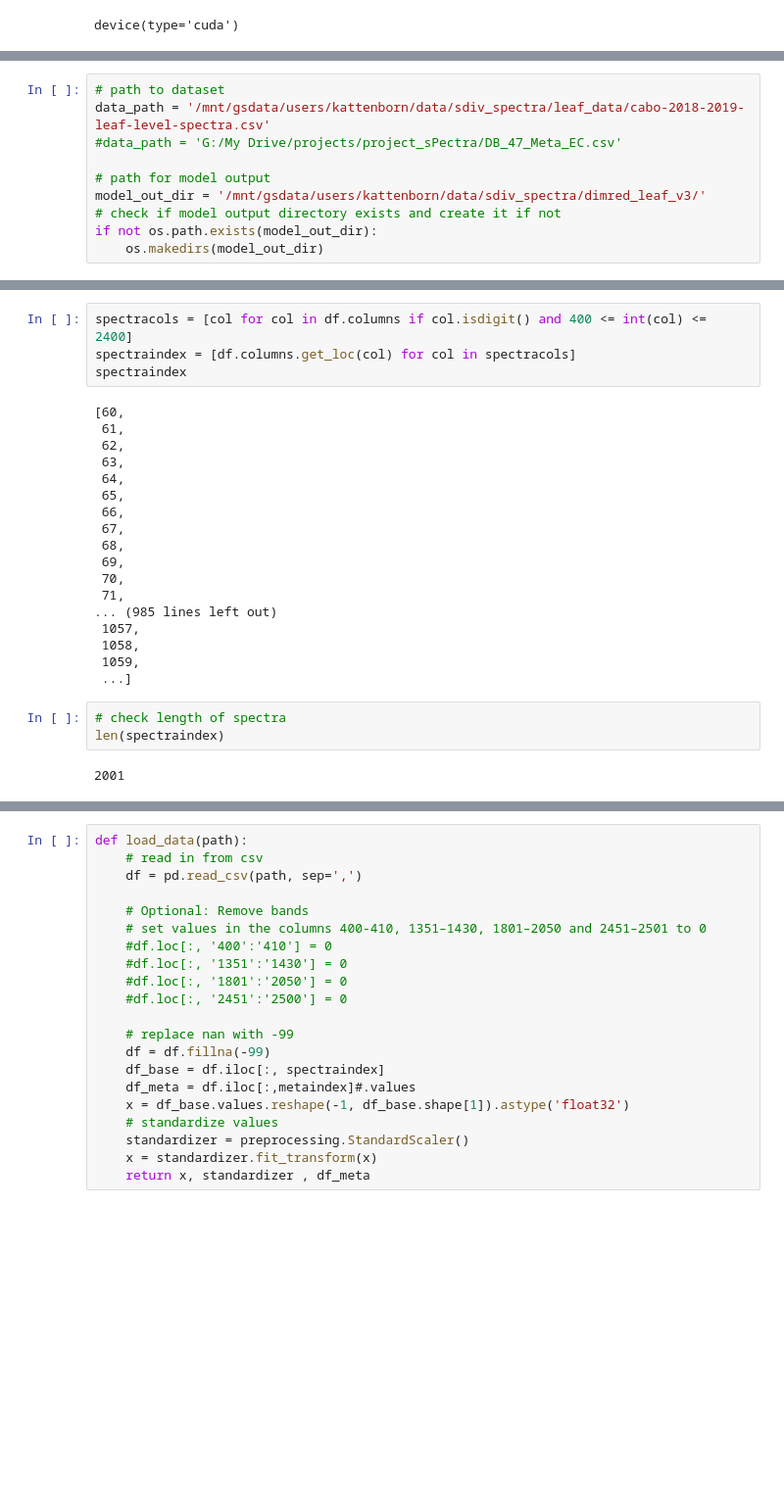
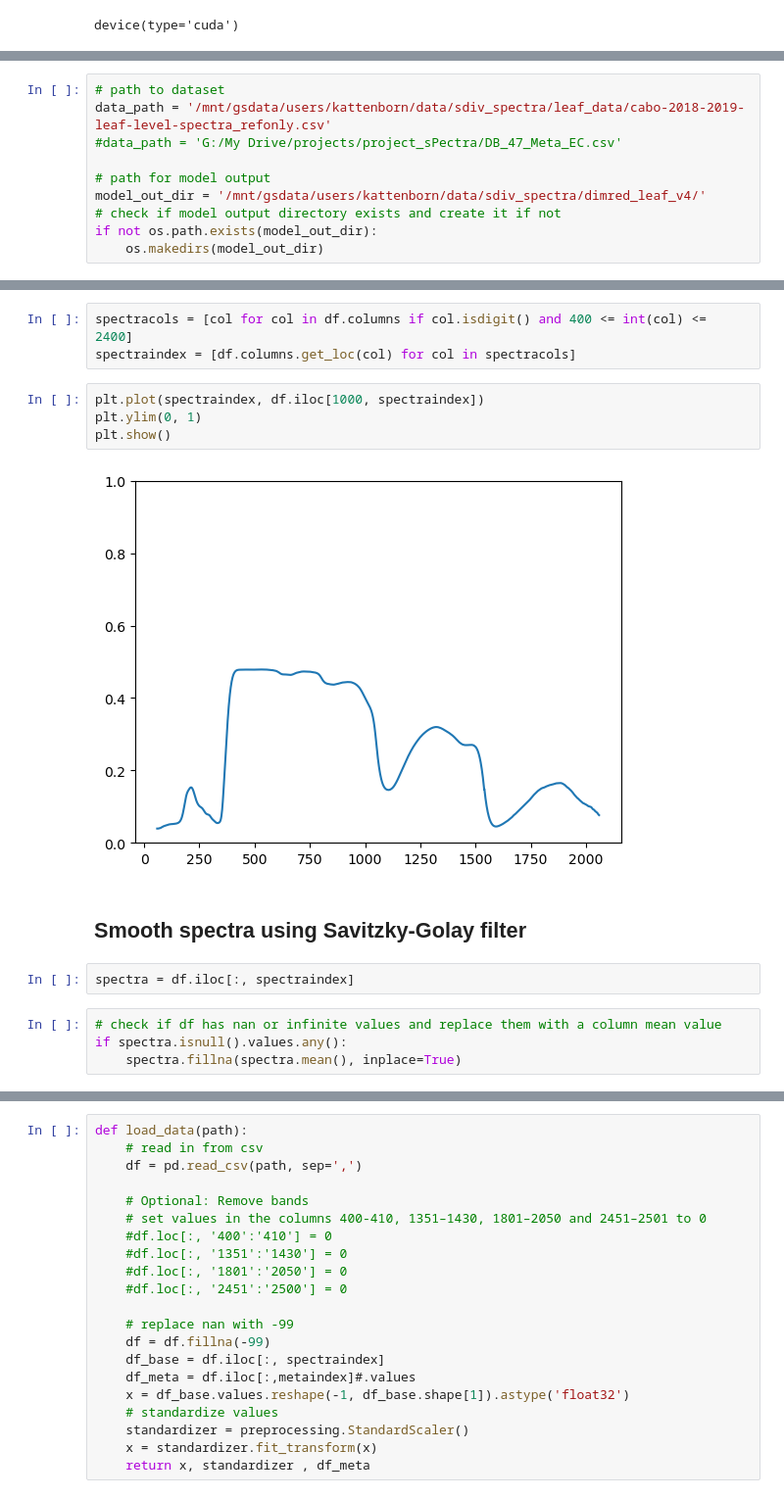
Before and after one commit to GeoSense-Freiburg/sPectra_2024, a Jupyter notebook: Create_Autoencoder_Model_v_PCA_mod_v4_leaf.ipynb, the cells around one changed output, grey strips where cells are left out. Shown at 98% size. Cells and saved outputs as stored; diff of their text form; blank space fills up the shorter version.

```diff
--- a/Create_Autoencoder_Model_v_PCA_mod_v4_leaf.ipynb
+++ b/Create_Autoencoder_Model_v_PCA_mod_v4_leaf.ipynb
@@ -41,10 +43,10 @@ device(type='cuda')
 # %%
 # path to dataset
-data_path = '/mnt/gsdata/users/kattenborn/data/sdiv_spectra/leaf_data/cabo-2018-2019-leaf-level-spectra.csv'
+data_path = '/mnt/gsdata/users/kattenborn/data/sdiv_spectra/leaf_data/cabo-2018-2019-leaf-level-spectra_refonly.csv'
 #data_path = 'G:/My Drive/projects/project_sPectra/DB_47_Meta_EC.csv'
 
 # path for model output
-model_out_dir = '/mnt/gsdata/users/kattenborn/data/sdiv_spectra/dimred_leaf_v3/'
+model_out_dir = '/mnt/gsdata/users/kattenborn/data/sdiv_spectra/dimred_leaf_v4/'
 # check if model output directory exists and create it if not
 if not os.path.exists(model_out_dir):
     os.makedirs(model_out_dir)
@@ -80,27 +56,17 @@ df
 # %%
 spectracols = [col for col in df.columns if col.isdigit() and 400 <= int(col) <= 2400]
 spectraindex = [df.columns.get_loc(col) for col in spectracols]
-spectraindex
-# %% [output]
-[60,
- 61,
- 62,
- 63,
- 64,
- 65,
- 66,
- 67,
- 68,
- 69,
- 70,
- 71,
-... (985 lines left out)
- 1057,
- 1058,
- 1059,
- ...]
-# %%
-# check length of spectra
-len(spectraindex)
-# %% [output]
-2001
+# %%
+plt.plot(spectraindex, df.iloc[1000, spectraindex])
+plt.ylim(0, 1)
+plt.show()
+# %% [output]
+[figure, added]
+# %% [markdown]
+## Smooth spectra using Savitzky-Golay filter
+# %%
+spectra = df.iloc[:, spectraindex]
+# %%
+# check if df has nan or infinite values and replace them with a column mean value
+if spectra.isnull().values.any():
+    spectra.fillna(spectra.mean(), inplace=True)
```
Also changed, not shown: parts of 24 cells of this notebook, 5 other files.
